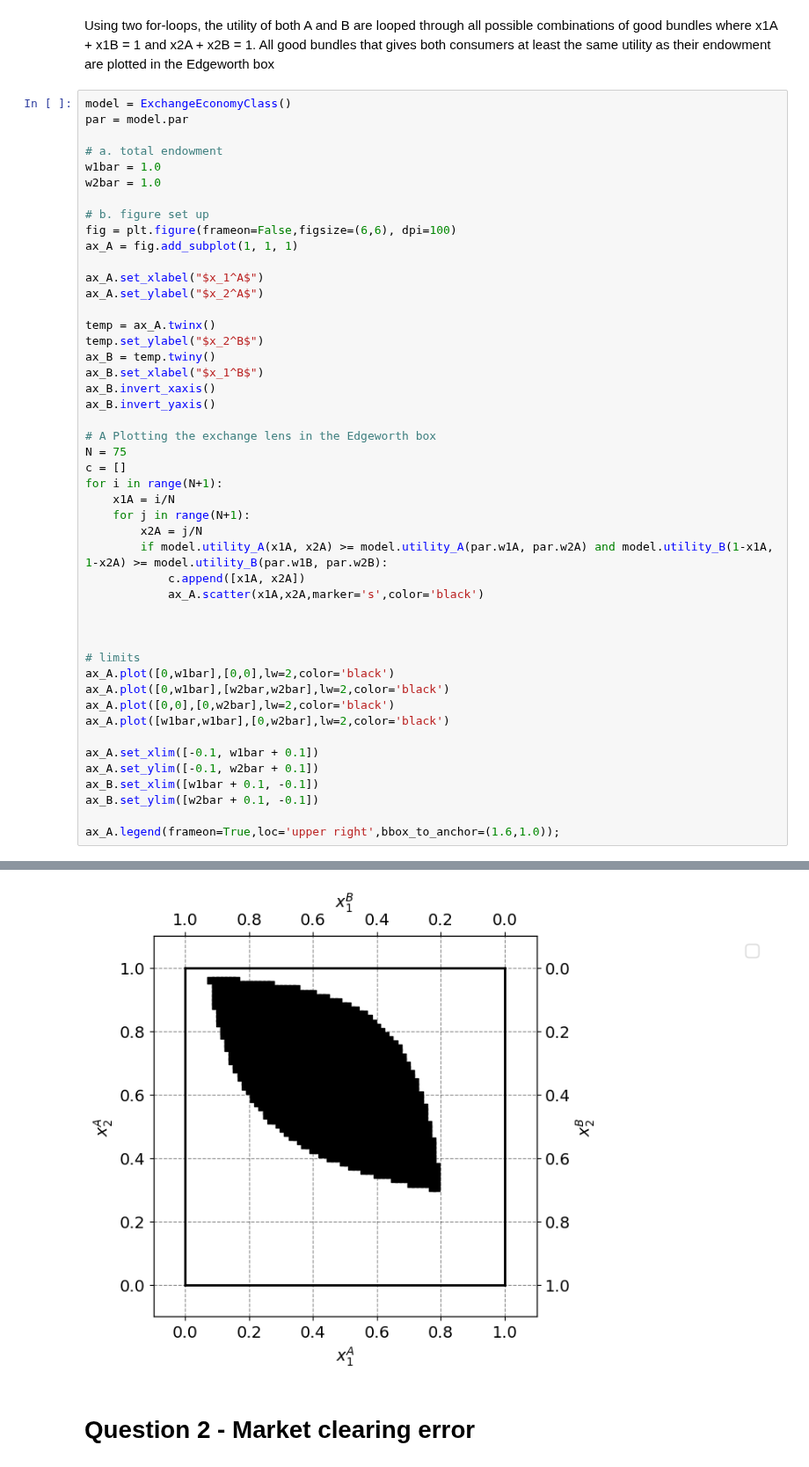
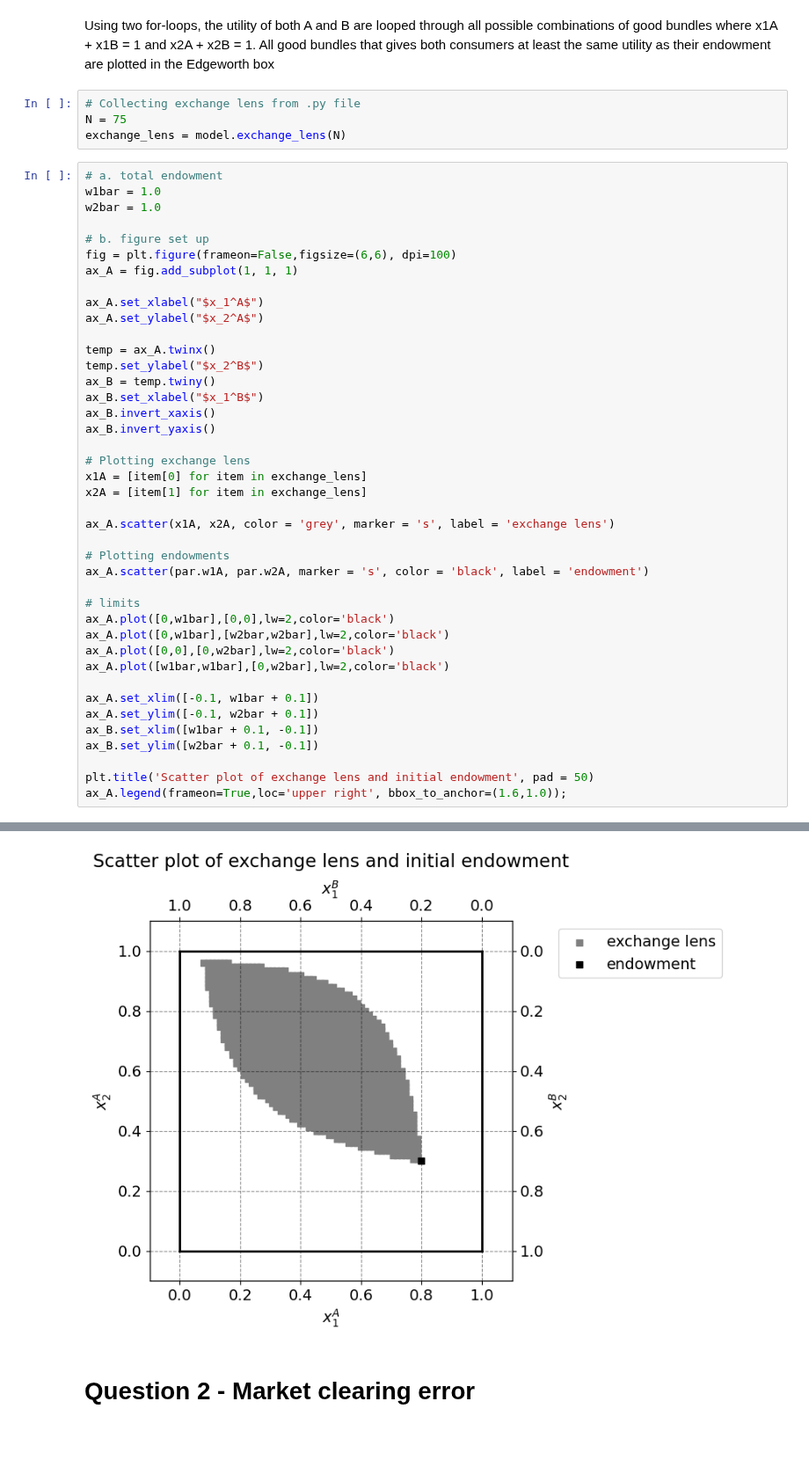
Before and after one commit to NumEconCopenhagen/projects-2024-kt, a Jupyter notebook: inauguralproject/inauguralproject.ipynb, the cells around one changed output, grey strips where cells are left out. Shown at 88% size. Drawn from its saved outputs; the diff is of its cells as text; blank space fills up the shorter version.

```diff
--- a/inauguralproject/inauguralproject.ipynb
+++ b/inauguralproject/inauguralproject.ipynb
@@ -21,10 +22,11 @@ from inauguralproject import ExchangeEconomyClass
 # %% [markdown]
 Using two for-loops, the utility of both A and B are looped through all possible combinations of good bundles where x1A + x1B = 1 and x2A + x2B = 1.
 All good bundles that gives both consumers at least the same utility as their endowment are plotted in the Edgeworth box
+# %%
+# Collecting exchange lens from .py file
+N = 75
+exchange_lens = model.exchange_lens(N)
 # %%
-model = ExchangeEconomyClass()
-par = model.par
-
 # a. total endowment
 w1bar = 1.0
 w2bar = 1.0
@@ -43,18 +45,14 @@ ax_B.set_xlabel("$x_1^B$")
 ax_B.invert_xaxis()
 ax_B.invert_yaxis()
 
-# A Plotting the exchange lens in the Edgeworth box
-N = 75
-c = []
-for i in range(N+1):
-    x1A = i/N
-    for j in range(N+1):
-        x2A = j/N
-        if model.utility_A(x1A, x2A) >= model.utility_A(par.w1A, par.w2A) and model.utility_B(1-x1A, 1-x2A) >= model.utility_B(par.w1B, par.w2B):
-            c.append([x1A, x2A])
-            ax_A.scatter(x1A,x2A,marker='s',color='black')
+# Plotting exchange lens
+x1A = [item[0] for item in exchange_lens]
+x2A = [item[1] for item in exchange_lens]
 
+ax_A.scatter(x1A, x2A, color = 'grey', marker = 's', label = 'exchange lens')
 
+# Plotting endowments
+ax_A.scatter(par.w1A, par.w2A, marker = 's', color = 'black', label = 'endowment')
 
 # limits
 ax_A.plot([0,w1bar],[0,0],lw=2,color='black')
@@ -67,5 +65,6 @@ ax_A.set_ylim([-0.1, w2bar + 0.1])
 ax_B.set_xlim([w1bar + 0.1, -0.1])
 ax_B.set_ylim([w2bar + 0.1, -0.1])
 
-ax_A.legend(frameon=True,loc='upper right',bbox_to_anchor=(1.6,1.0));
+plt.title('Scatter plot of exchange lens and initial endowment', pad = 50)
+ax_A.legend(frameon=True,loc='upper right', bbox_to_anchor=(1.6,1.0));
 # %% [output]
@@ -73,4 +71,4 @@ No artists with labels found to put in legend.  Note that artists whose label st
-[figure, old version]
+[figure, new version]
 # %% [markdown]
 # Question 2 - Market clearing error
 # %% [markdown]
```
Also changed, not shown: parts of 8 cells of this notebook, 1 other file.
